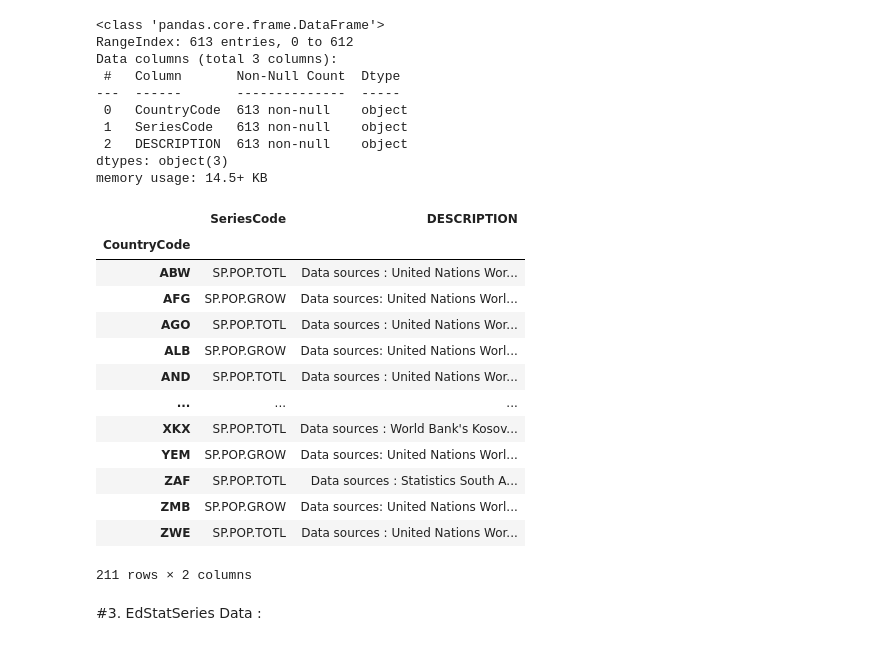
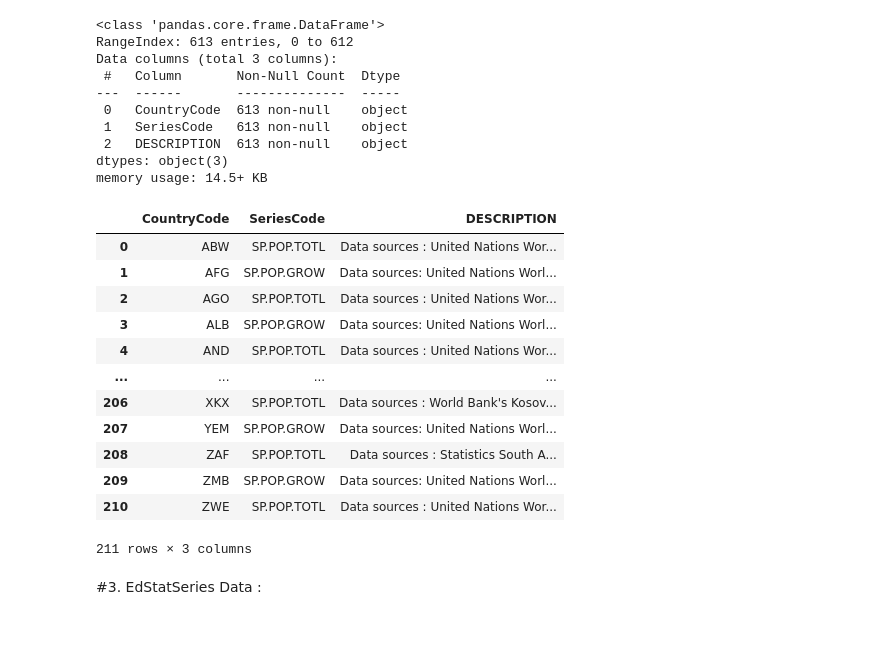
Before and after one commit to kronze1996/Capstone-Project-1, a Jupyter notebook: Kartikey_Sharma_Team_7_Capstone_Project.ipynb, the cells around one changed output. Saved outputs shown, nothing was run; the diff lists cells and outputs as text; code cells hidden in the pictures.

```diff
--- a/Kartikey_Sharma_Team_7_Capstone_Project.ipynb
+++ b/Kartikey_Sharma_Team_7_Capstone_Project.ipynb
@@ -151,22 +288,21 @@ Data columns (total 3 columns):
 dtypes: object(3)
 memory usage: 14.5+ KB
 # %%
-CountrySeries_df.groupby("CountryCode").first()
+CountrySeries_df.groupby("CountryCode").first().reset_index()
 # %% [output]
-|  | SeriesCode | DESCRIPTION |
-| CountryCode |  |  |
-| ABW | SP.POP.TOTL | Data sources : United Nations Wor... |
-| AFG | SP.POP.GROW | Data sources: United Nations Worl... |
-| AGO | SP.POP.TOTL | Data sources : United Nations Wor... |
-| ALB | SP.POP.GROW | Data sources: United Nations Worl... |
-| AND | SP.POP.TOTL | Data sources : United Nations Wor... |
-| ... | ... | ... |
-| XKX | SP.POP.TOTL | Data sources : World Bank's Kosov... |
-| YEM | SP.POP.GROW | Data sources: United Nations Worl... |
-| ZAF | SP.POP.TOTL | Data sources : Statistics South A... |
-| ZMB | SP.POP.GROW | Data sources: United Nations Worl... |
-| ZWE | SP.POP.TOTL | Data sources : United Nations Wor... |
+|  | CountryCode | SeriesCode | DESCRIPTION |
+| 0 | ABW | SP.POP.TOTL | Data sources : United Nations Wor... |
+| 1 | AFG | SP.POP.GROW | Data sources: United Nations Worl... |
+| 2 | AGO | SP.POP.TOTL | Data sources : United Nations Wor... |
+| 3 | ALB | SP.POP.GROW | Data sources: United Nations Worl... |
+| 4 | AND | SP.POP.TOTL | Data sources : United Nations Wor... |
+| ... | ... | ... | ... |
+| 206 | XKX | SP.POP.TOTL | Data sources : World Bank's Kosov... |
+| 207 | YEM | SP.POP.GROW | Data sources: United Nations Worl... |
+| 208 | ZAF | SP.POP.TOTL | Data sources : Statistics South A... |
+| 209 | ZMB | SP.POP.GROW | Data sources: United Nations Worl... |
+| 210 | ZWE | SP.POP.TOTL | Data sources : United Nations Wor... |
-211 rows × 2 columns
+211 rows × 3 columns
 # %% [markdown]
 #3. EdStatSeries Data :
 # %%
```
Also changed, not shown: parts of 30 cells of this notebook.
